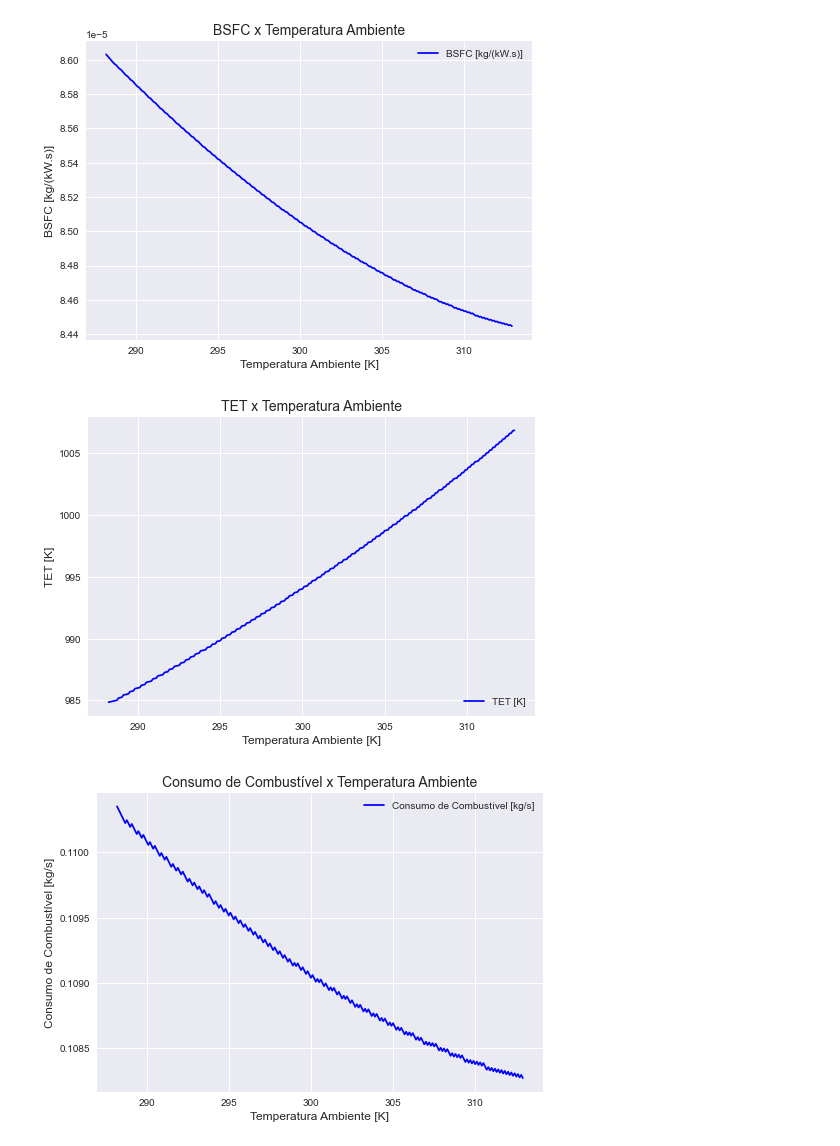
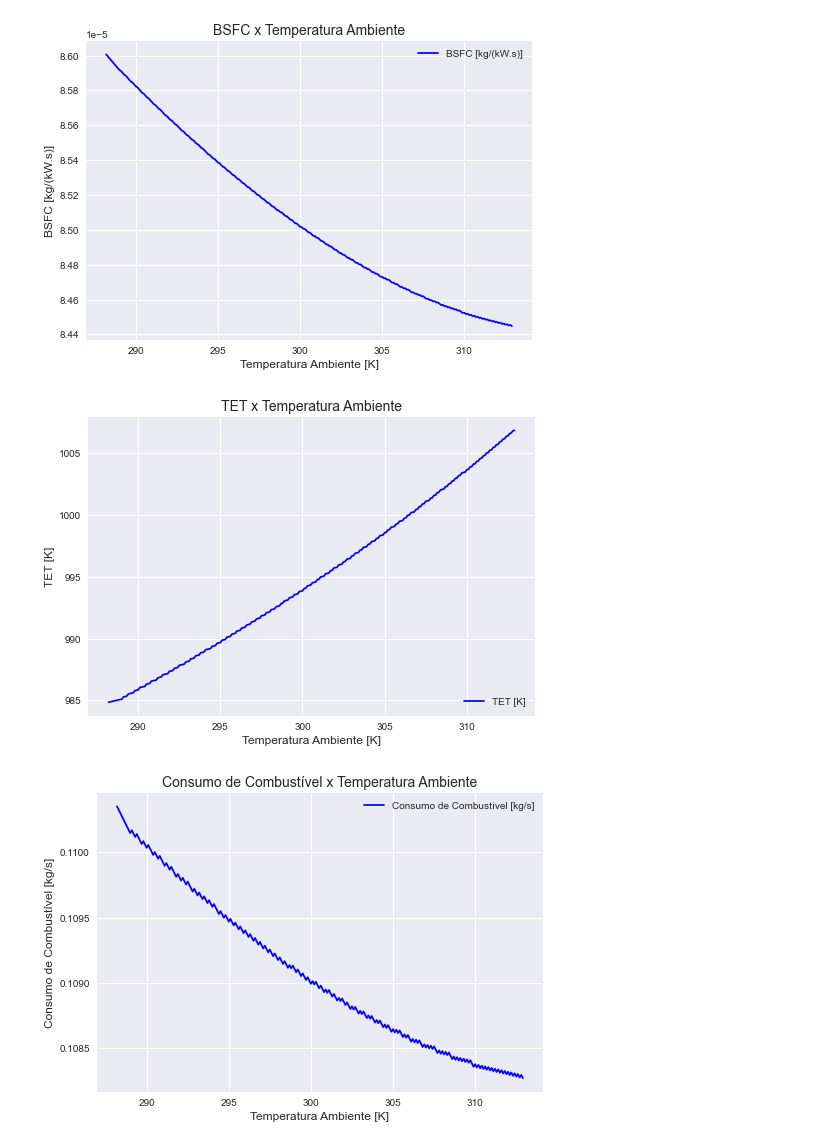
Before and after one commit to jonasdegrave/gas-turbine, a Jupyter notebook: questao4b.ipynb, the cells around one changed output. Saved outputs shown, nothing was run; the diff lists cells and outputs as text; code cells hidden in the pictures.

```diff
--- a/questao4b.ipynb
+++ b/questao4b.ipynb
@@ -34,12 +34,12 @@ values = {
     'cp_tls': 1.160,
     'cp_tl': 1.110,
     'r': 288.3,
-    'pr_tl': 2.5153,
+    'pr_tl': 2.4060,
     'gearbox_power_ratio': 0.98,
     'propeller_efficiency': 0.85,
     }
 
-values['pr_tl'] = 2.5153     # Value found in 4a for Ta = 288.2K, N2 = 1, T04 = 1400K
+values['pr_tl'] = 2.4060     # Value found in 4a for Ta = 288.2K, N2 = 1, T04 = 1400K
 T04_target = 1400           # Temperature T04 of operation
 N2 = 0.9573                 # Value found in 4a for Ta = 288.2K
 N2_delta = 0.0001           # Delta N2
@@ -232,32 +232,32 @@ fig4.savefig('images/questao4/TET_tempAmb.jpg',
 
 '''
     Consumo de Combustível x Temperatura Ambiente Graph
 '''
 # create figure and axis objects with subplots()
 fig5,ax = plt.subplots()
 # set title
 plt.title("Consumo de Combustível x Temperatura Ambiente",fontsize=14)
 # make a plot
 ax.plot(TAs, fuel_consumption, color="blue", label='Consumo de Combustível [kg/s]')
 # set x-axis label
 ax.set_xlabel("Temperatura Ambiente [K]",fontsize=12)
 # set y-axis label
 ax.set_ylabel("Consumo de Combustível [kg/s]",fontsize=12)
 
 # Add legends
 ax.legend(loc='upper right')
 
 # Show plot
 plt.show()
 
 # save the plot as a file
 fig5.savefig('images/questao4/consComb_tempAmb.jpg',
             format='jpeg',
             dpi=100,
             bbox_inches='tight')
 # %% [output]
 [figure]
 [figure]
-[figure, old version]
+[figure, new version]
 [figure]
-[figure, old version]
+[figure, new version]
```
Also changed, not shown: 9 other files.
